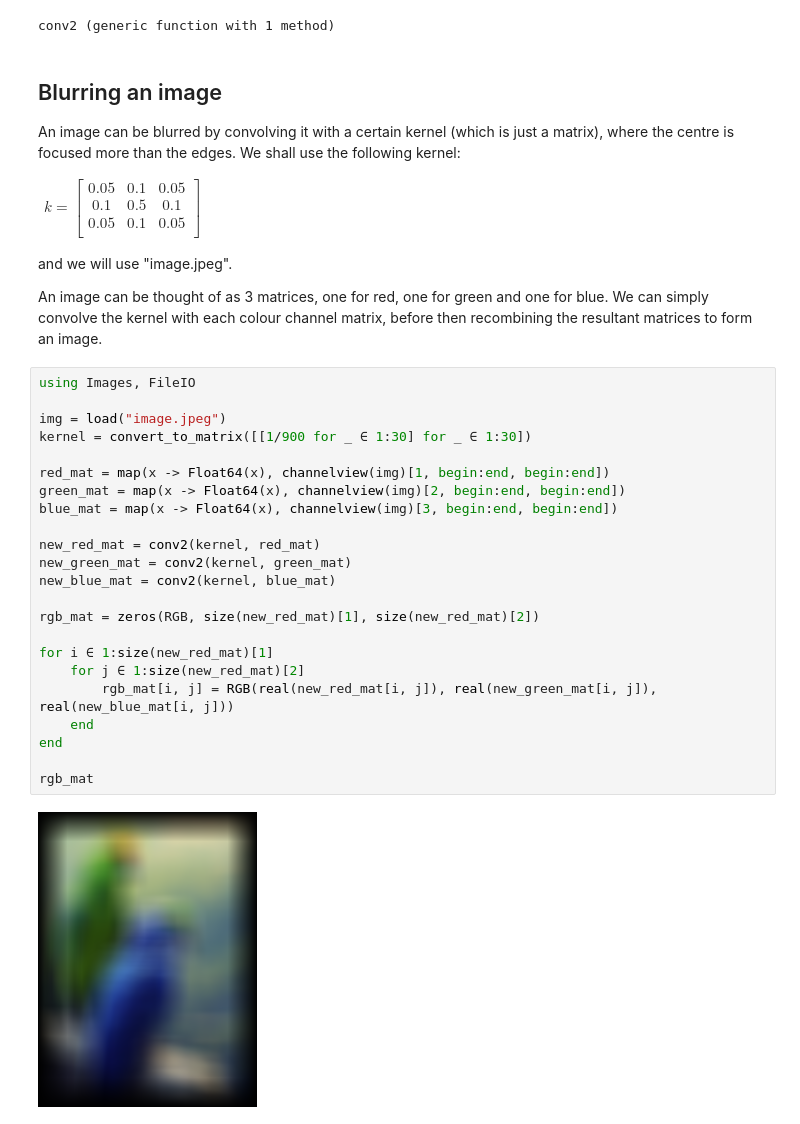
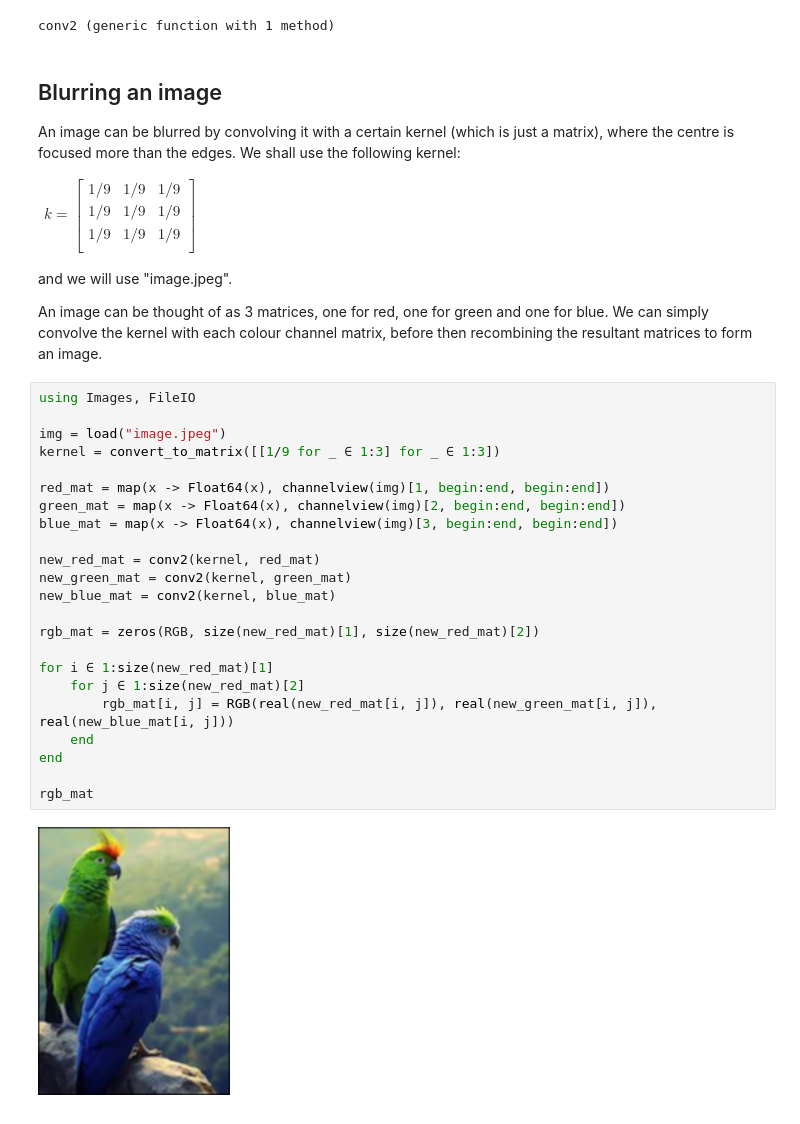
Before and after one commit to PP6464/Julia-FFT, a Jupyter notebook: FFT.ipynb, the cells around one changed output. Cells and saved outputs as stored; diff of their text form.

Commit message:
change blurring matrix

```diff
--- a/FFT.ipynb
+++ b/FFT.ipynb
@@ -527,9 +527,9 @@ An image can be blurred by convolving it with a certain kernel (which is just a
 
 $\begin{align}k =
 \begin{bmatrix}
-0.05 & 0.1 & 0.05\\
-0.1 & 0.5 & 0.1\\
-0.05 & 0.1 & 0.05\\
+1/9 & 1/9 & 1/9\\
+1/9 & 1/9 & 1/9\\
+1/9 & 1/9 & 1/9\\
 \end{bmatrix}\end{align}
 $
 
@@ -539,25 +539,25 @@ An image can be thought of as 3 matrices, one for red, one for green and one for
 # %%
 using Images, FileIO
 
 img = load("image.jpeg")
-kernel = convert_to_matrix([[1/900 for _ ∈ 1:30] for _ ∈ 1:30])
+kernel = convert_to_matrix([[1/9 for _ ∈ 1:3] for _ ∈ 1:3])
 
 red_mat = map(x -> Float64(x), channelview(img)[1, begin:end, begin:end])
 green_mat = map(x -> Float64(x), channelview(img)[2, begin:end, begin:end])
 blue_mat = map(x -> Float64(x), channelview(img)[3, begin:end, begin:end])
 
 new_red_mat = conv2(kernel, red_mat)
 new_green_mat = conv2(kernel, green_mat)
 new_blue_mat = conv2(kernel, blue_mat)
 
 rgb_mat = zeros(RGB, size(new_red_mat)[1], size(new_red_mat)[2])
 
 for i ∈ 1:size(new_red_mat)[1]
     for j ∈ 1:size(new_red_mat)[2]
         rgb_mat[i, j] = RGB(real(new_red_mat[i, j]), real(new_green_mat[i, j]), real(new_blue_mat[i, j]))
     end
 end
 
 rgb_mat
 # %% [output]
-[figure, old version]
+[figure, new version]
```
